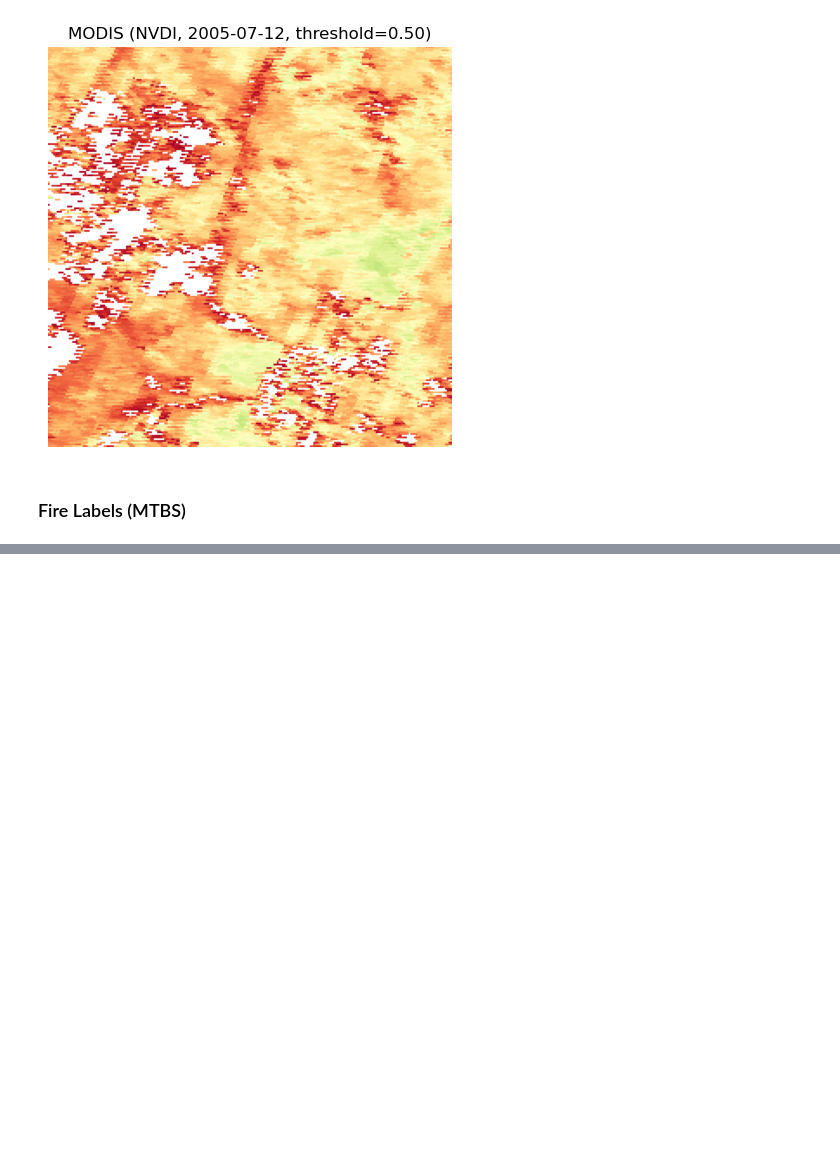
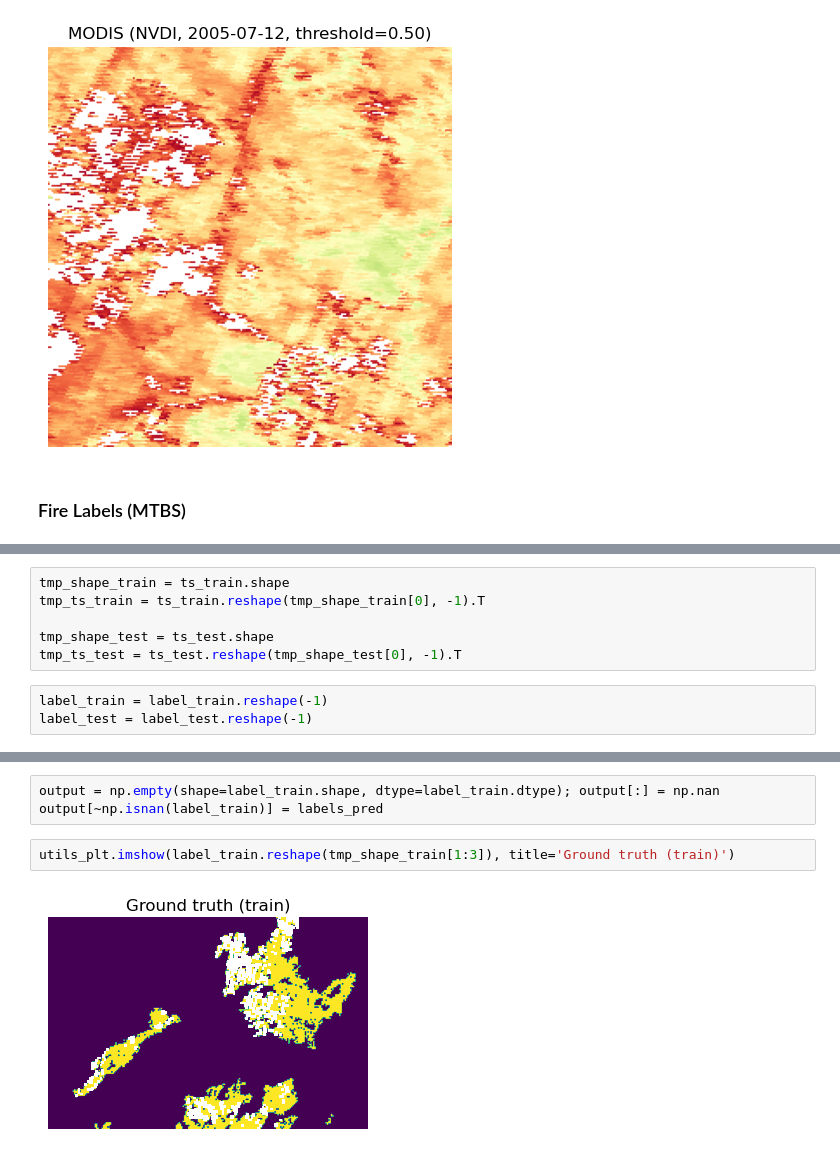
Before and after one commit to natural-hazards/wildfires, a Jupyter notebook: notebooks/pca_example.ipynb, the cells around one changed output, grey strips where cells are left out. Cells and saved outputs as stored; diff of their text form; blank space fills up the shorter version.

```diff
--- a/notebooks/pca_example.ipynb
+++ b/notebooks/pca_example.ipynb
@@ -137,0 +207,9 @@ adapter_ts.showFireLabels(id_bands=range(0, 2), figsize=(3.5, 3.5))
+# %%
+tmp_shape_train = ts_train.shape
+tmp_ts_train = ts_train.reshape(tmp_shape_train[0], -1).T
+
+tmp_shape_test = ts_test.shape
+tmp_ts_test = ts_test.reshape(tmp_shape_test[0], -1).T
+# %%
+label_train = label_train.reshape(-1)
+label_test = label_test.reshape(-1)
@@ -137,0 +270,7 @@ adapter_ts.showFireLabels(id_bands=range(0, 2), figsize=(3.5, 3.5))
+# %%
+output = np.empty(shape=label_train.shape, dtype=label_train.dtype); output[:] = np.nan
+output[~np.isnan(label_train)] = labels_pred
+# %%
+utils_plt.imshow(label_train.reshape(tmp_shape_train[1:3]), title='Ground truth (train)')
+# %% [output]
+[figure, added]
```
Also changed, not shown: parts of 50 cells of this notebook, 2 other files.
